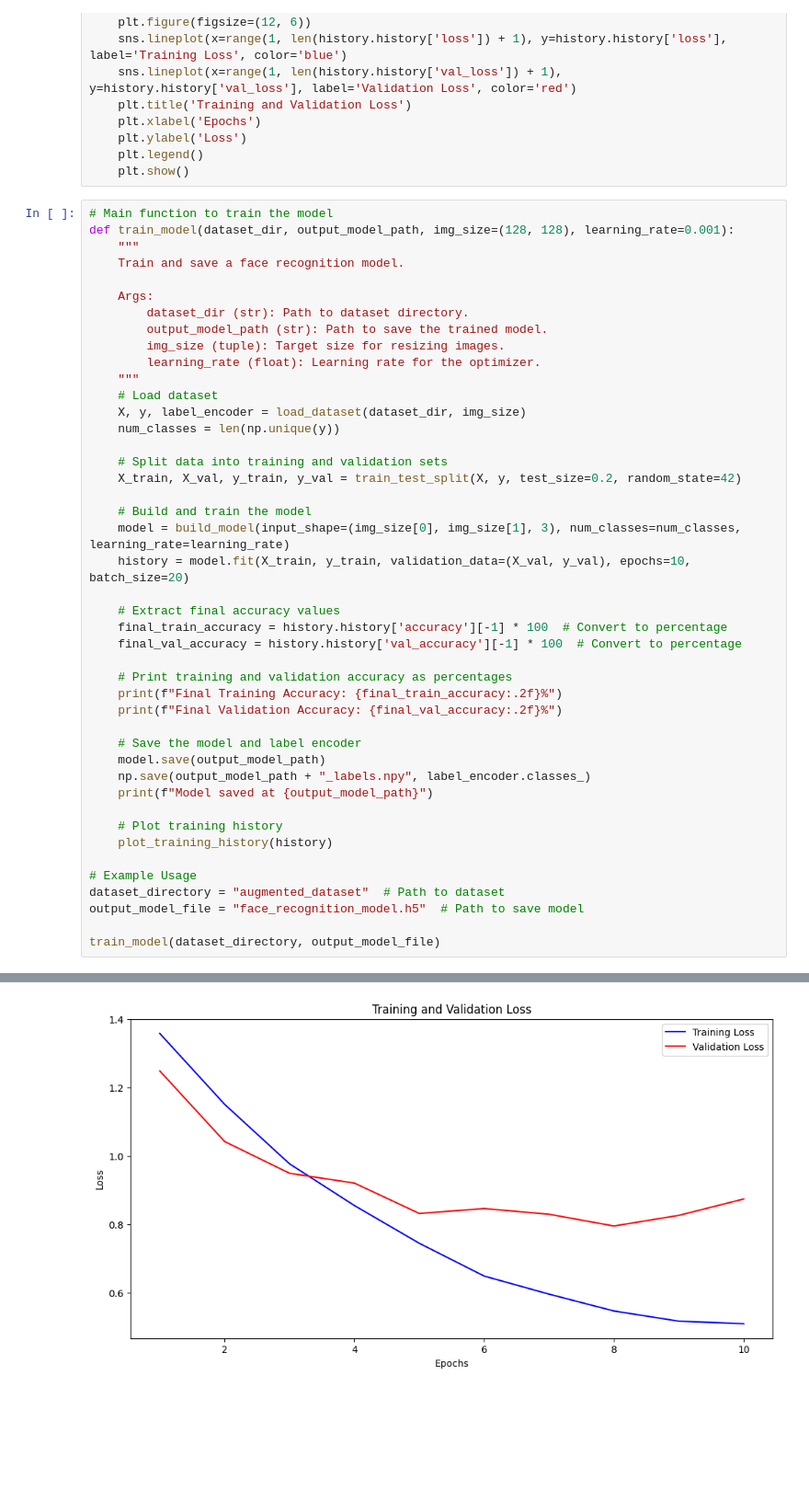
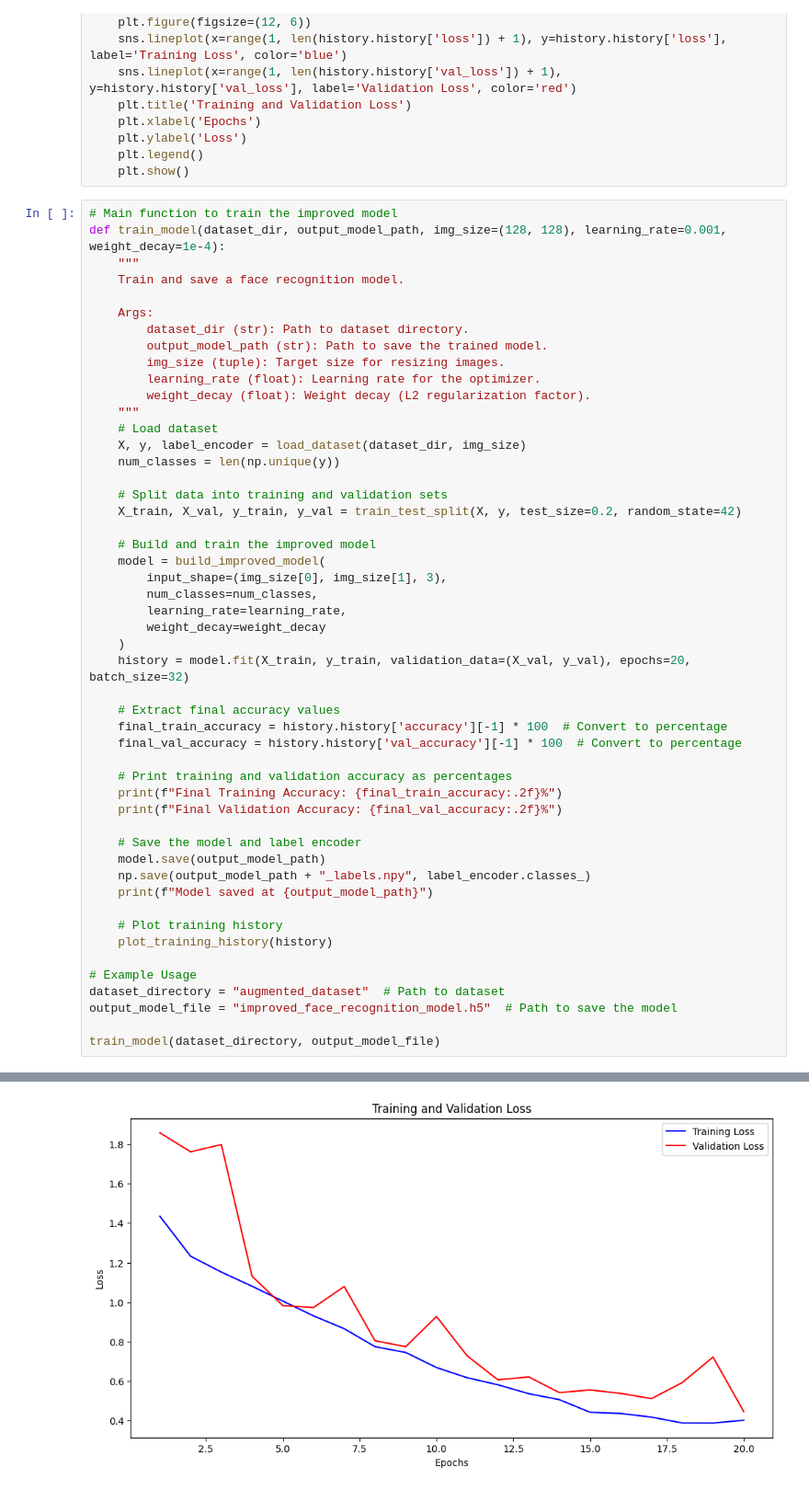
Before and after one commit to vinayykkumar/Visionary-Advanced-Image-Recognition-for-the-Next-Era_Infosys_Internship_Oct2024, a Jupyter notebook: Face_recognition.ipynb, the cells around one changed output, grey strips where cells are left out. Shown at 92% size. Drawn from its saved outputs; the diff is of its cells as text; blank space fills up the shorter version.

Commit message:
Improved model accuracy

```diff
--- a/Face_recognition.ipynb
+++ b/Face_recognition.ipynb
@@ -258,8 +272,8 @@ def plot_training_history(history):
     plt.legend()
     plt.show()
 # %%
-# Main function to train the model
-def train_model(dataset_dir, output_model_path, img_size=(128, 128), learning_rate=0.001):
+# Main function to train the improved model
+def train_model(dataset_dir, output_model_path, img_size=(128, 128), learning_rate=0.001, weight_decay=1e-4):
     """
     Train and save a face recognition model.
 
@@ -268,6 +282,7 @@ def train_model(dataset_dir, output_model_path, img_size=(128, 128), learning_ra
         output_model_path (str): Path to save the trained model.
         img_size (tuple): Target size for resizing images.
         learning_rate (float): Learning rate for the optimizer.
+        weight_decay (float): Weight decay (L2 regularization factor).
     """
     # Load dataset
     X, y, label_encoder = load_dataset(dataset_dir, img_size)
@@ -276,9 +291,14 @@ def train_model(dataset_dir, output_model_path, img_size=(128, 128), learning_ra
     # Split data into training and validation sets
     X_train, X_val, y_train, y_val = train_test_split(X, y, test_size=0.2, random_state=42)
 
-    # Build and train the model
-    model = build_model(input_shape=(img_size[0], img_size[1], 3), num_classes=num_classes, learning_rate=learning_rate)
-    history = model.fit(X_train, y_train, validation_data=(X_val, y_val), epochs=10, batch_size=20)
+    # Build and train the improved model
+    model = build_improved_model(
+        input_shape=(img_size[0], img_size[1], 3),
+        num_classes=num_classes,
+        learning_rate=learning_rate,
+        weight_decay=weight_decay
+    )
+    history = model.fit(X_train, y_train, validation_data=(X_val, y_val), epochs=20, batch_size=32)
 
     # Extract final accuracy values
     final_train_accuracy = history.history['accuracy'][-1] * 100  # Convert to percentage
@@ -298,7 +318,7 @@ def train_model(dataset_dir, output_model_path, img_size=(128, 128), learning_ra
 
 # Example Usage
 dataset_directory = "augmented_dataset"  # Path to dataset
-output_model_file = "face_recognition_model.h5"  # Path to save model
+output_model_file = "improved_face_recognition_model.h5"  # Path to save the model
 
 train_model(dataset_directory, output_model_file)
 # %% [output]
@@ -330 +347 @@ Model saved at face_recognition_model.h5
-[figure, old version]
+[figure, new version]
```
Also changed, not shown: parts of 2 cells of this notebook.
